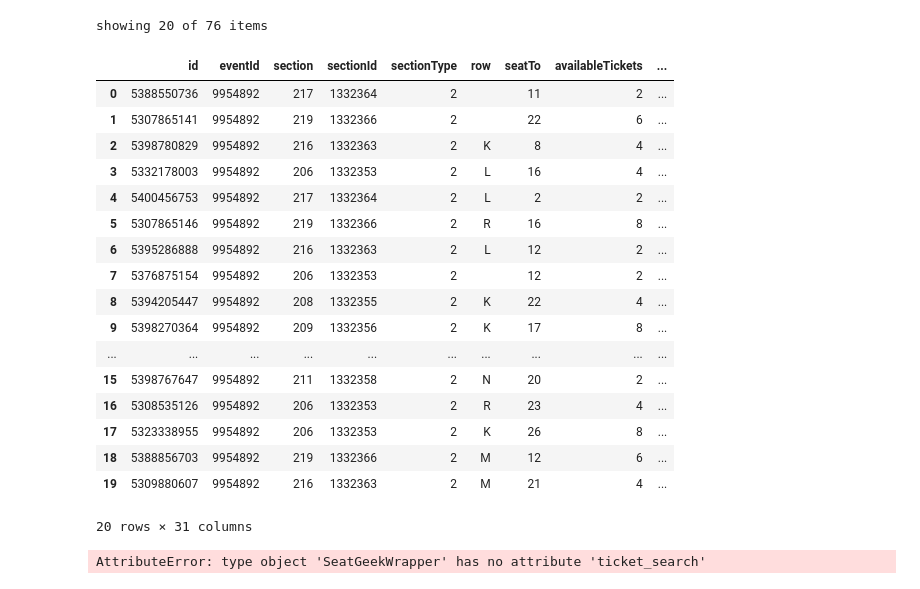
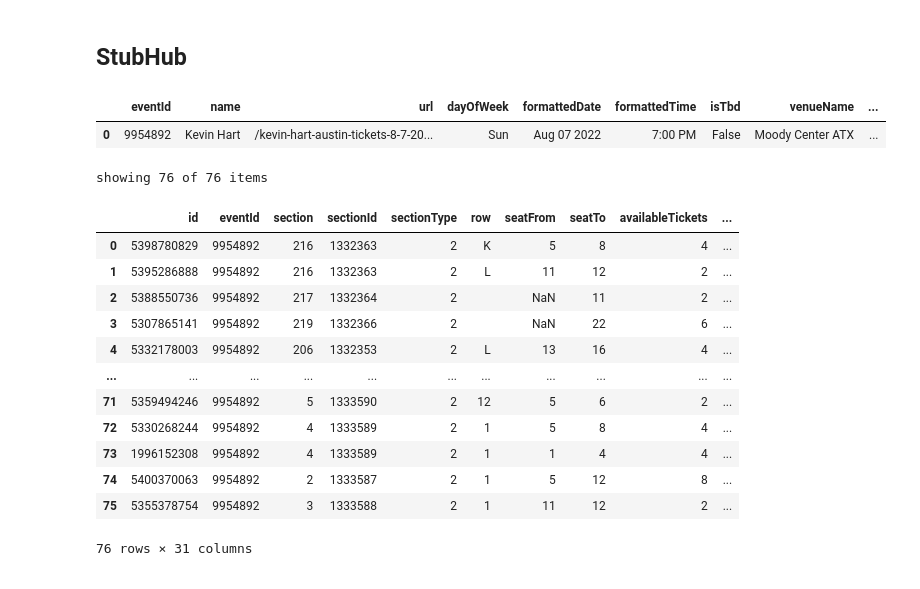
Before and after one commit to parkerholcomb/tickr-dev, a Jupyter notebook: notebooks/_workbench.ipynb, the cells around one changed output. Drawn from its saved outputs; the diff is of its cells as text; code cells hidden in the pictures.

```diff
--- a/notebooks/_workbench.ipynb
+++ b/notebooks/_workbench.ipynb
@@ -1,31 +1,33 @@
 # %%
+import plotly.express as px
+import pandas as pd
+pd.options.display.max_columns = None
+
 from tickr.stubhub import StubHubWrapper as sh
 from tickr.seatgeek import SeatGeekWrapper as sg
-
-events = sh.event_search(phrase="kevin hart")
-tickets = sh.tickets_search(events['url'][0])
-tickets
-# %% [output]
-showing 20 of 76 items
-|  | id | eventId | section | sectionId | sectionType | row | seatTo | availableTickets | ... |
-| 0 | 5388550736 | 9954892 | 217 | 1332364 | 2 |  | 11 | 2 | ... |
-| 1 | 5307865141 | 9954892 | 219 | 1332366 | 2 |  | 22 | 6 | ... |
-| 2 | 5398780829 | 9954892 | 216 | 1332363 | 2 | K | 8 | 4 | ... |
-| 3 | 5332178003 | 9954892 | 206 | 1332353 | 2 | L | 16 | 4 | ... |
-| 4 | 5400456753 | 9954892 | 217 | 1332364 | 2 | L | 2 | 2 | ... |
-| 5 | 5307865146 | 9954892 | 219 | 1332366 | 2 | R | 16 | 8 | ... |
-| 6 | 5395286888 | 9954892 | 216 | 1332363 | 2 | L | 12 | 2 | ... |
-| 7 | 5376875154 | 9954892 | 206 | 1332353 | 2 |  | 12 | 2 | ... |
-| 8 | 5394205447 | 9954892 | 208 | 1332355 | 2 | K | 22 | 4 | ... |
-| 9 | 5398270364 | 9954892 | 209 | 1332356 | 2 | K | 17 | 8 | ... |
-| ... | ... | ... | ... | ... | ... | ... | ... | ... | ... |
-| 15 | 5398767647 | 9954892 | 211 | 1332358 | 2 | N | 20 | 2 | ... |
-| 16 | 5308535126 | 9954892 | 206 | 1332353 | 2 | R | 23 | 4 | ... |
-| 17 | 5323338955 | 9954892 | 206 | 1332353 | 2 | K | 26 | 8 | ... |
-| 18 | 5388856703 | 9954892 | 219 | 1332366 | 2 | M | 12 | 6 | ... |
-| 19 | 5309880607 | 9954892 | 216 | 1332363 | 2 | M | 21 | 4 | ... |
-20 rows × 31 columns
-# %%
-sg.ticket_search()
-# %% [output]
-AttributeError: type object 'SeatGeekWrapper' has no attribute 'ticket_search'
+# %% [markdown]
+## StubHub
+# %%
+events = sh.event_search(phrase="kevin hart")
+events
+# %% [output]
+|  | eventId | name | url | dayOfWeek | formattedDate | formattedTime | isTbd | venueName | ... |
+| 0 | 9954892 | Kevin Hart | /kevin-hart-austin-tickets-8-7-20... | Sun | Aug 07 2022 | 7:00 PM | False | Moody Center ATX | ... |
+# %%
+tickets = sh.tickets_search(endpoint = events['url'][0], page_size=100)
+tickets
+# %% [output]
+showing 76 of 76 items
+|  | id | eventId | section | sectionId | sectionType | row | seatFrom | seatTo | availableTickets | ... |
+| 0 | 5398780829 | 9954892 | 216 | 1332363 | 2 | K | 5 | 8 | 4 | ... |
+| 1 | 5395286888 | 9954892 | 216 | 1332363 | 2 | L | 11 | 12 | 2 | ... |
+| 2 | 5388550736 | 9954892 | 217 | 1332364 | 2 |  | NaN | 11 | 2 | ... |
+| 3 | 5307865141 | 9954892 | 219 | 1332366 | 2 |  | NaN | 22 | 6 | ... |
+| 4 | 5332178003 | 9954892 | 206 | 1332353 | 2 | L | 13 | 16 | 4 | ... |
+| ... | ... | ... | ... | ... | ... | ... | ... | ... | ... | ... |
+| 71 | 5359494246 | 9954892 | 5 | 1333590 | 2 | 12 | 5 | 6 | 2 | ... |
+| 72 | 5330268244 | 9954892 | 4 | 1333589 | 2 | 1 | 5 | 8 | 4 | ... |
+| 73 | 1996152308 | 9954892 | 4 | 1333589 | 2 | 1 | 1 | 4 | 4 | ... |
+| 74 | 5400370063 | 9954892 | 2 | 1333587 | 2 | 1 | 5 | 12 | 8 | ... |
+| 75 | 5355378754 | 9954892 | 3 | 1333588 | 2 | 1 | 11 | 12 | 2 | ... |
+76 rows × 31 columns
```
Also changed, not shown: parts of 8 cells of this notebook, 2 other files.
